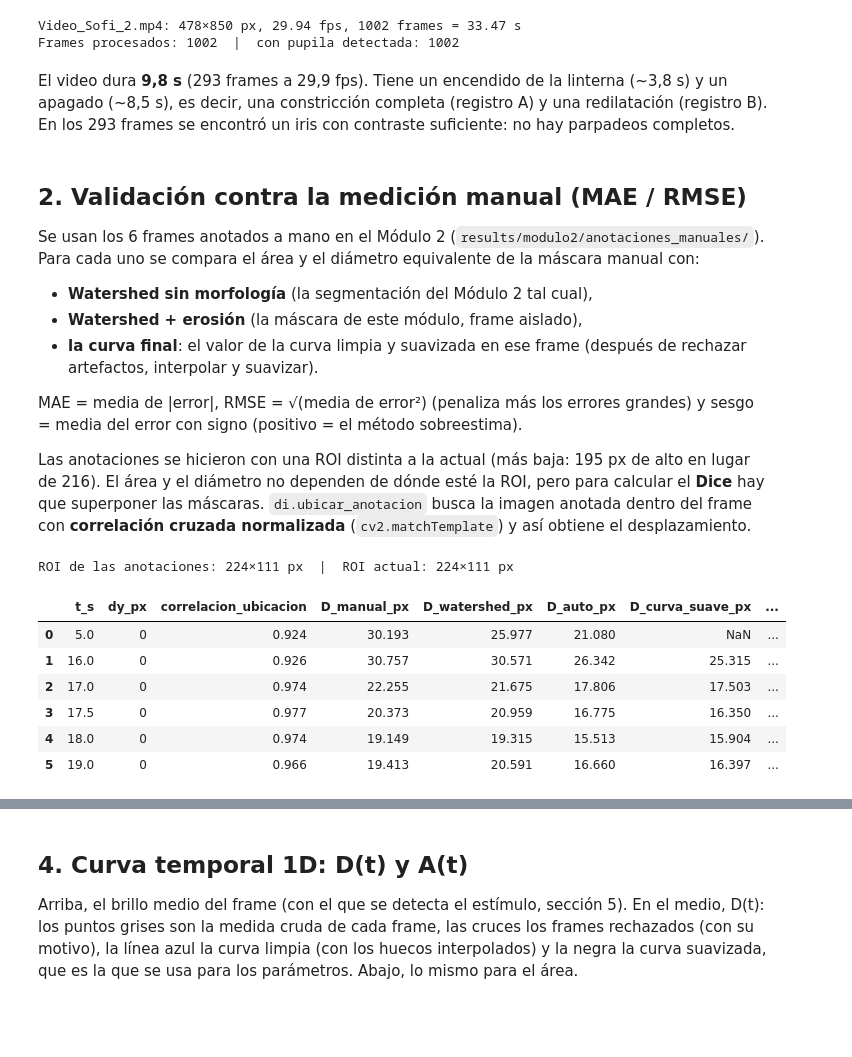
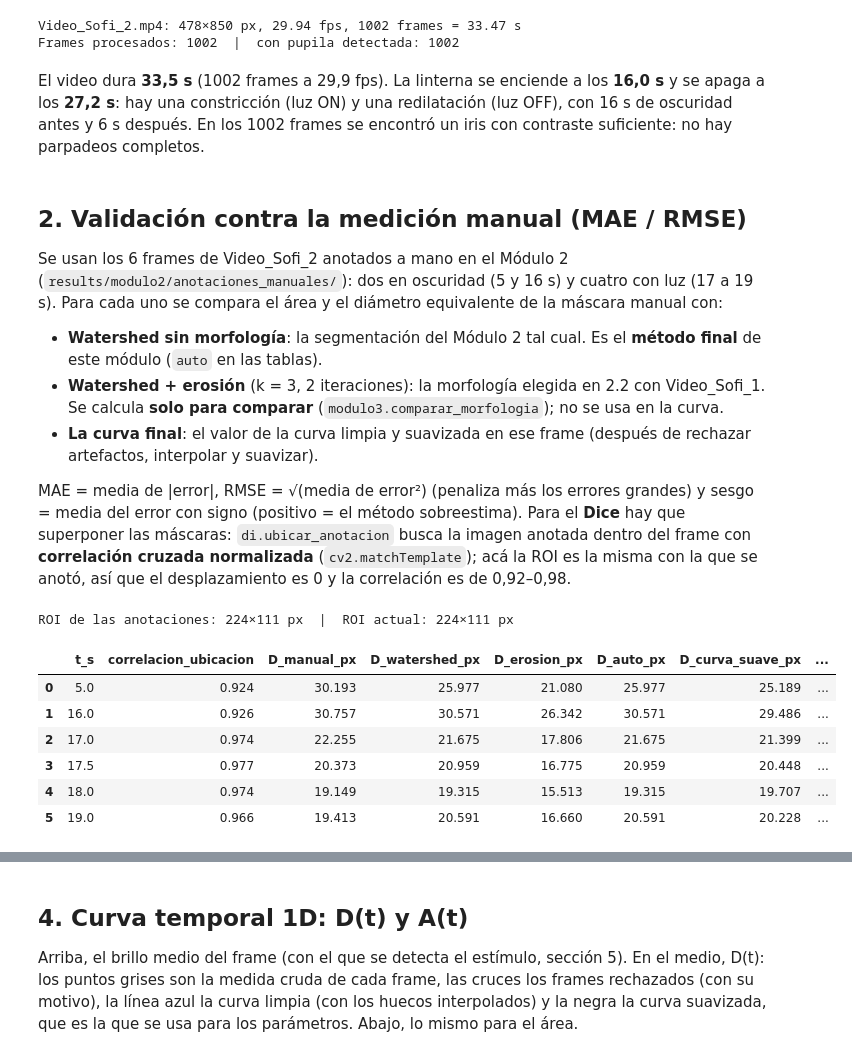
Before and after one commit to suthurralt/Guia-de-imagenes-biomedicas-G9-PSIB, a Jupyter notebook: notebooks/03_2_video_curva_temporal.ipynb, the cells around one changed output, grey strips where cells are left out. Drawn from its saved outputs; the diff is of its cells as text; code cells hidden in the pictures; blank space fills up the shorter version.

```diff
--- a/notebooks/03_2_video_curva_temporal.ipynb
+++ b/notebooks/03_2_video_curva_temporal.ipynb
@@ -80,45 +80,43 @@ print(f"Frames procesados: {len(curva)}  |  con pupila detectada: {int(curva.det
 Video_Sofi_2.mp4: 478×850 px, 29.94 fps, 1002 frames = 33.47 s
 Frames procesados: 1002  |  con pupila detectada: 1002
 # %% [markdown]
-El video dura **9,8 s** (293 frames a 29,9 fps). Tiene un encendido de la linterna (~3,8 s) y un apagado (~8,5 s), es decir, una constricción completa (registro A) y una redilatación (registro B). En los 293 frames se encontró un iris con contraste suficiente: no hay parpadeos completos.
+El video dura **33,5 s** (1002 frames a 29,9 fps). La linterna se enciende a los **16,0 s** y se apaga a los **27,2 s**: hay una constricción (luz ON) y una redilatación (luz OFF), con 16 s de oscuridad antes y 6 s después. En los 1002 frames se encontró un iris con contraste suficiente: no hay parpadeos completos.
 # %% [markdown]
 ## 2. Validación contra la medición manual (MAE / RMSE)
 
-Se usan los 6 frames anotados a mano en el Módulo 2 (`results/modulo2/anotaciones_manuales/`). Para cada uno se compara el área y el diámetro equivalente de la máscara manual con:
+Se usan los 6 frames de Video_Sofi_2 anotados a mano en el Módulo 2 (`results/modulo2/anotaciones_manuales/`): dos en oscuridad (5 y 16 s) y cuatro con luz (17 a 19 s). Para cada uno se compara el área y el diámetro equivalente de la máscara manual con:
 
-* **Watershed sin morfología** (la segmentación del Módulo 2 tal cual),
-* **Watershed + erosión** (la máscara de este módulo, frame aislado),
-* **la curva final**: el valor de la curva limpia y suavizada en ese frame (después de rechazar artefactos, interpolar y suavizar).
+* **Watershed sin morfología**: la segmentación del Módulo 2 tal cual. Es el **método final** de este módulo (`auto` en las tablas).
+* **Watershed + erosión** (k = 3, 2 iteraciones): la morfología elegida en 2.2 con Video_Sofi_1. Se calcula **solo para comparar** (`modulo3.comparar_morfologia`); no se usa en la curva.
+* **La curva final**: el valor de la curva limpia y suavizada en ese frame (después de rechazar artefactos, interpolar y suavizar).
 
-MAE = media de |error|, RMSE = √(media de error²) (penaliza más los errores grandes) y sesgo = media del error con signo (positivo = el método sobreestima).
-
-Las anotaciones se hicieron con una ROI distinta a la actual (más baja: 195 px de alto en lugar de 216). El área y el diámetro no dependen de dónde esté la ROI, pero para calcular el **Dice** hay que superponer las máscaras. `di.ubicar_anotacion` busca la imagen anotada dentro del frame con **correlación cruzada normalizada** (`cv2.matchTemplate`) y así obtiene el desplazamiento.
+MAE = media de |error|, RMSE = √(media de error²) (penaliza más los errores grandes) y sesgo = media del error con signo (positivo = el método sobreestima). Para el **Dice** hay que superponer las máscaras: `di.ubicar_anotacion` busca la imagen anotada dentro del frame con **correlación cruzada normalizada** (`cv2.matchTemplate`); acá la ROI es la misma con la que se anotó, así que el desplazamiento es 0 y la correlación es de 0,92–0,98.
 # %%
 tabla_val, resumen_val, masks_val = di.validar_contra_manual(
     ruta_video, cfg, raiz / c3["carpeta_anotaciones"], curva)
 hay_validacion = not tabla_val.empty     # False si las anotaciones son de otro video
 
 if hay_validacion:
     tabla_val.to_csv(carpeta_res / "3_2_validacion_por_frame.csv", index=False)
     resumen_val.to_csv(carpeta_res / "3_2_validacion_resumen.csv", index=False)
 
     m0 = next(iter(masks_val.values()))
     forma_anot = next(iter(di.an.cargar_anotaciones(raiz / c3["carpeta_anotaciones"]).values())).shape
     print(f"ROI de las anotaciones: {forma_anot[1]}×{forma_anot[0]} px  |  ROI actual: {m0['roi'].shape[1]}×{m0['roi'].shape[0]} px")
 
-    cols = ["t_s", "dy_px", "correlacion_ubicacion", "D_manual_px", "D_watershed_px", "D_auto_px",
-            "D_curva_suave_px", "dice_watershed", "dice_auto"]
+    cols = ["t_s", "correlacion_ubicacion", "D_manual_px", "D_watershed_px", "D_erosion_px", "D_auto_px",
+            "D_curva_suave_px", "dice_watershed", "dice_erosion", "dice_auto"]
     display(tabla_val[cols])
     display(resumen_val.set_index("metodo"))
 # %% [output]
 ROI de las anotaciones: 224×111 px  |  ROI actual: 224×111 px
-|  | t_s | dy_px | correlacion_ubicacion | D_manual_px | D_watershed_px | D_auto_px | D_curva_suave_px | ... |
-| 0 | 5.0 | 0 | 0.924 | 30.193 | 25.977 | 21.080 | NaN | ... |
-| 1 | 16.0 | 0 | 0.926 | 30.757 | 30.571 | 26.342 | 25.315 | ... |
-| 2 | 17.0 | 0 | 0.974 | 22.255 | 21.675 | 17.806 | 17.503 | ... |
-| 3 | 17.5 | 0 | 0.977 | 20.373 | 20.959 | 16.775 | 16.350 | ... |
-| 4 | 18.0 | 0 | 0.974 | 19.149 | 19.315 | 15.513 | 15.904 | ... |
-| 5 | 19.0 | 0 | 0.966 | 19.413 | 20.591 | 16.660 | 16.397 | ... |
+|  | t_s | correlacion_ubicacion | D_manual_px | D_watershed_px | D_erosion_px | D_auto_px | D_curva_suave_px | ... |
+| 0 | 5.0 | 0.924 | 30.193 | 25.977 | 21.080 | 25.977 | 25.189 | ... |
+| 1 | 16.0 | 0.926 | 30.757 | 30.571 | 26.342 | 30.571 | 29.486 | ... |
+| 2 | 17.0 | 0.974 | 22.255 | 21.675 | 17.806 | 21.675 | 21.399 | ... |
+| 3 | 17.5 | 0.977 | 20.373 | 20.959 | 16.775 | 20.959 | 20.448 | ... |
+| 4 | 18.0 | 0.974 | 19.149 | 19.315 | 15.513 | 19.315 | 19.707 | ... |
+| 5 | 19.0 | 0.966 | 19.413 | 20.591 | 16.660 | 20.591 | 20.228 | ... |
 |  | n_frames | MAE_D_px | RMSE_D_px | sesgo_D_px | MAE_A_px2 | RMSE_A_px2 | sesgo_A_px2 | dice_medio |
 | metodo |  |  |  |  |  |  |  |  |
 | watershed | 6 | 1.152 | 1.821 | -0.509 | 46.000 | 78.350 | -25.667 | 0.871 |
```
Also changed, not shown: parts of 19 cells of this notebook, 39 other files.
